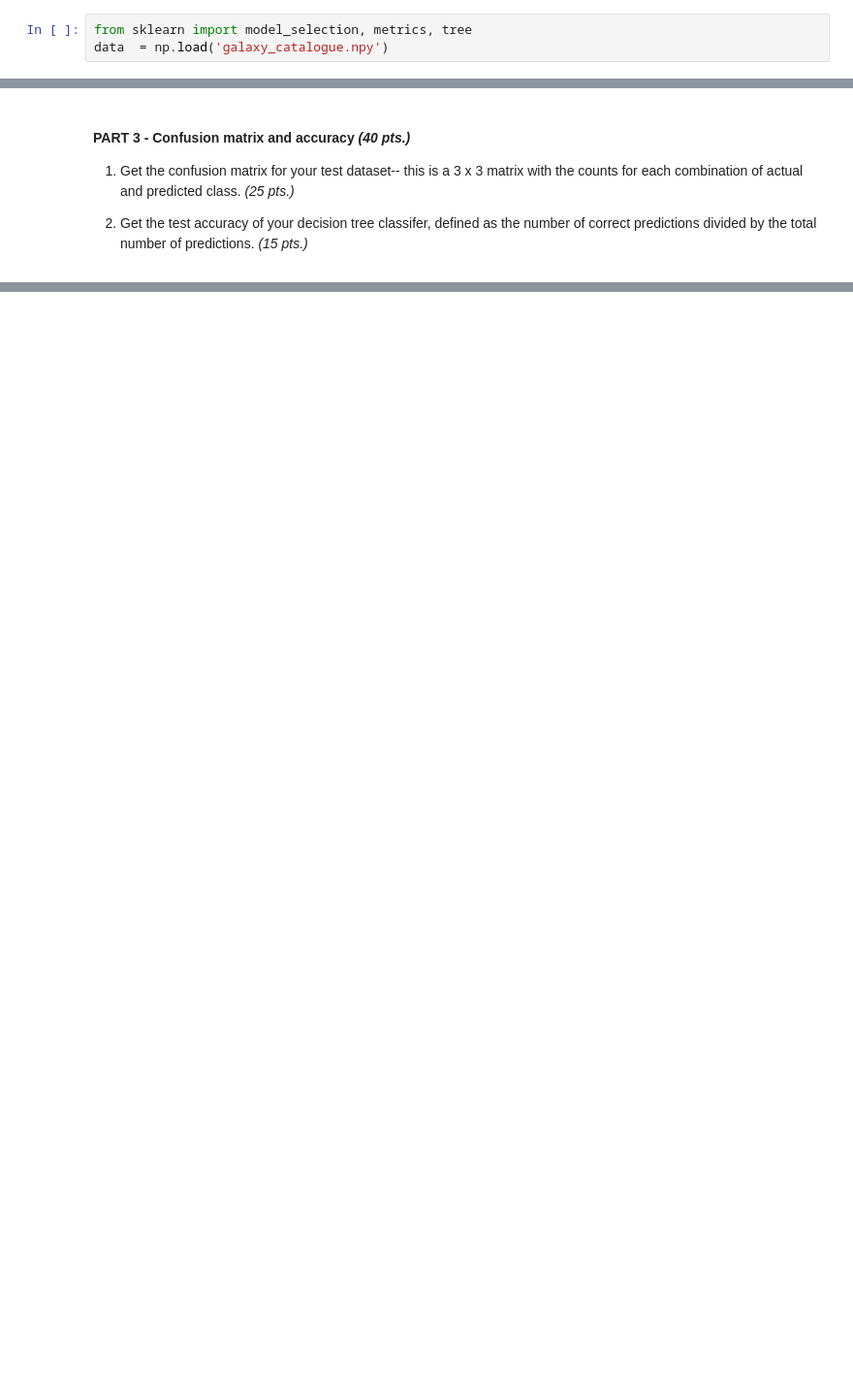
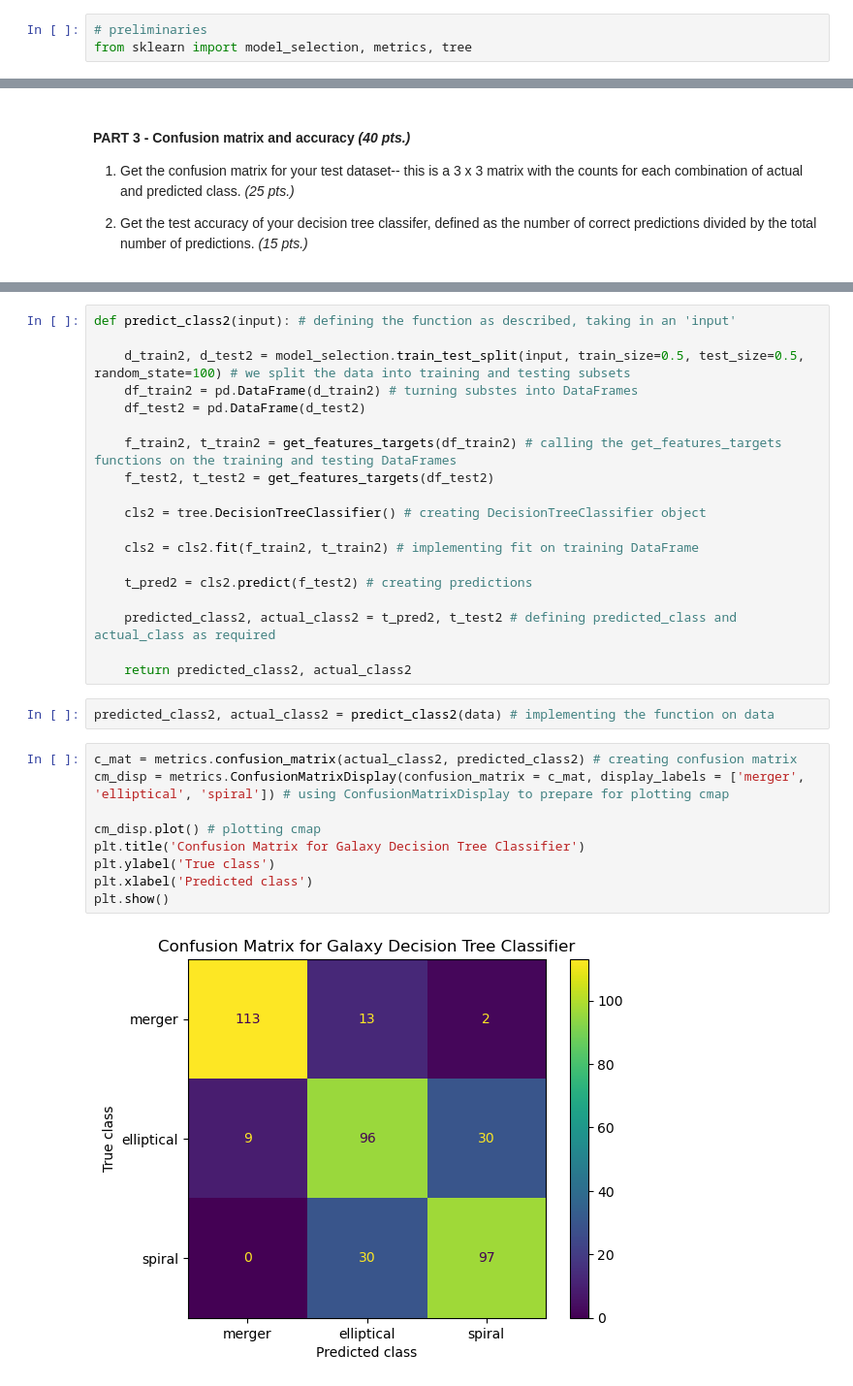
Before and after one commit to davidsaurus/AP_157_Lab, a Jupyter notebook: Daffon_AP157_lab_assignment_A2.ipynb, the cells around one changed output, grey strips where cells are left out. Shown at 97% size. Saved outputs shown, nothing was run; the diff lists cells and outputs as text; blank space fills up the shorter version.

````diff
--- a/Daffon_AP157_lab_assignment_A2.ipynb
+++ b/Daffon_AP157_lab_assignment_A2.ipynb
@@ -177,6 +191,6 @@ for i in np.arange(3):
    print("%d, %s, %s" & (i, predicted_class[i], actual_class[i]))
 ```
 # %%
+# preliminaries
 from sklearn import model_selection, metrics, tree
-data  = np.load('galaxy_catalogue.npy')
 # %%
@@ -224,0 +245,32 @@ The decision tree classifier's accuracy is 0.75
+# %%
+def predict_class2(input): # defining the function as described, taking in an 'input'
+
+    d_train2, d_test2 = model_selection.train_test_split(input, train_size=0.5, test_size=0.5, random_state=100) # we split the data into training and testing subsets
+    df_train2 = pd.DataFrame(d_train2) # turning substes into DataFrames
+    df_test2 = pd.DataFrame(d_test2)
+
+    f_train2, t_train2 = get_features_targets(df_train2) # calling the get_features_targets functions on the training and testing DataFrames
+    f_test2, t_test2 = get_features_targets(df_test2)
+
+    cls2 = tree.DecisionTreeClassifier() # creating DecisionTreeClassifier object
+
+    cls2 = cls2.fit(f_train2, t_train2) # implementing fit on training DataFrame
+
+    t_pred2 = cls2.predict(f_test2) # creating predictions
+
+    predicted_class2, actual_class2 = t_pred2, t_test2 # defining predicted_class and actual_class as required
+
+    return predicted_class2, actual_class2
+# %%
+predicted_class2, actual_class2 = predict_class2(data) # implementing the function on data
+# %%
+c_mat = metrics.confusion_matrix(actual_class2, predicted_class2) # creating confusion matrix
+cm_disp = metrics.ConfusionMatrixDisplay(confusion_matrix = c_mat, display_labels = ['merger', 'elliptical', 'spiral']) # using ConfusionMatrixDisplay to prepare for plotting cmap
+
+cm_disp.plot() # plotting cmap
+plt.title('Confusion Matrix for Galaxy Decision Tree Classifier')
+plt.ylabel('True class')
+plt.xlabel('Predicted class')
+plt.show()
+# %% [output]
+[figure, added]
````
Also changed, not shown: parts of 19 cells of this notebook, 2 other files.
